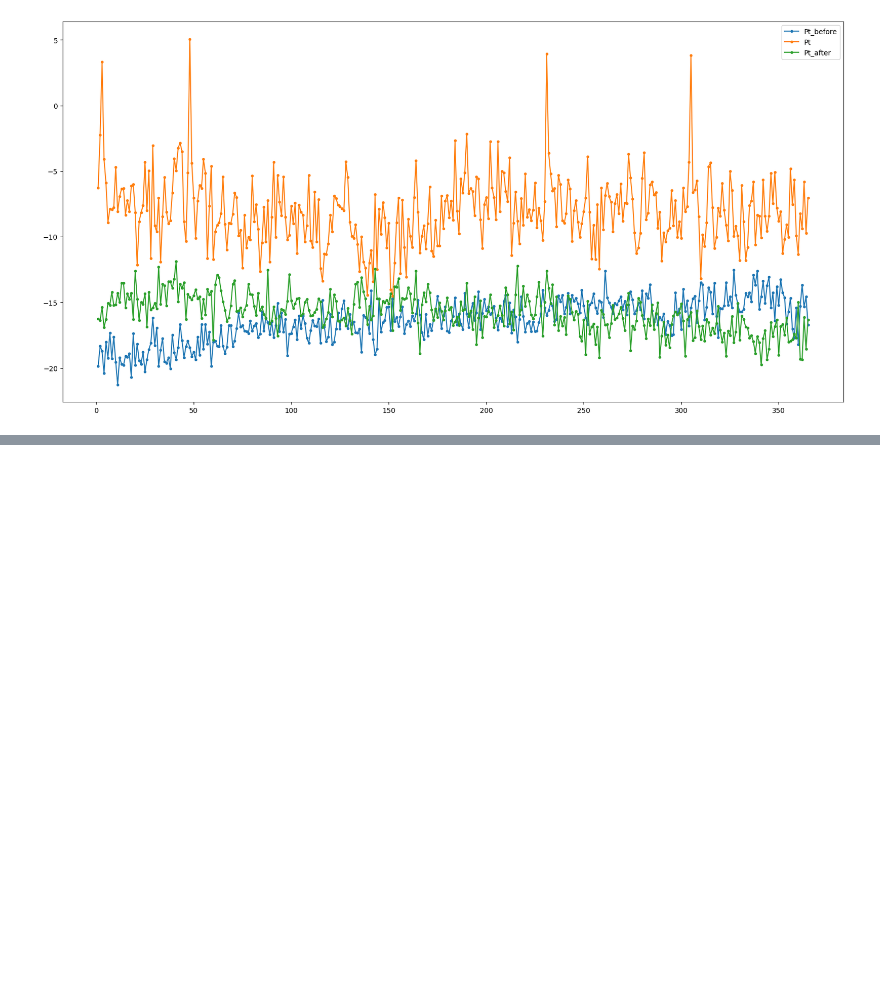
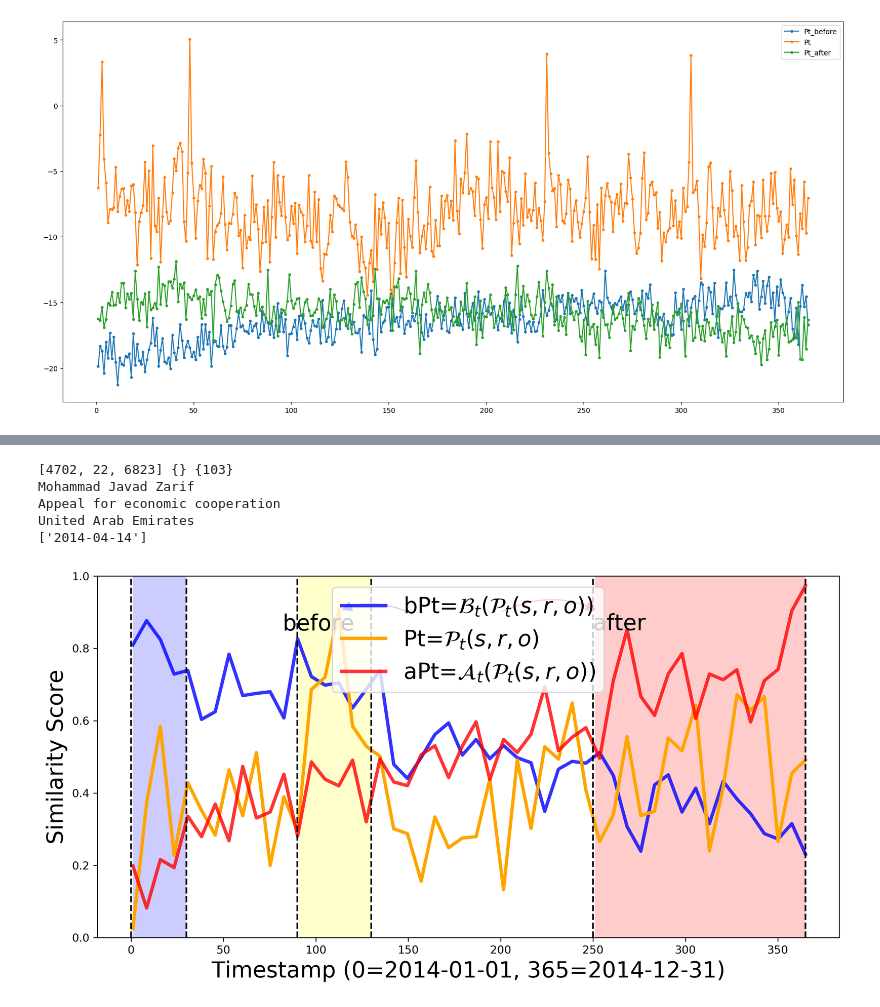
Before and after one commit to LinXueyuanStdio/TFLEX, a Jupyter notebook: notebook/Draw.ipynb, the cells around one changed output, grey strips where cells are left out. Saved outputs shown, nothing was run; the diff lists cells and outputs as text; code cells hidden in the pictures; blank space fills up the shorter version.

```diff
--- a/notebook/Draw.ipynb
+++ b/notebook/Draw.ipynb
@@ -1196,0 +1237,9 @@ AttributeError: module 'matplotlib.pyplot' has no attribute 'save'
+# %%
+draw(68, 'before_after4.png', (0,30), (90, 130), (250, 365))
+# %% [output]
+[4702, 22, 6823] {} {103}
+Mohammad Javad Zarif
+Appeal for economic cooperation
+United Arab Emirates
+['2014-04-14']
+[figure, added]
```
Also changed, not shown: parts of 31 cells of this notebook.
